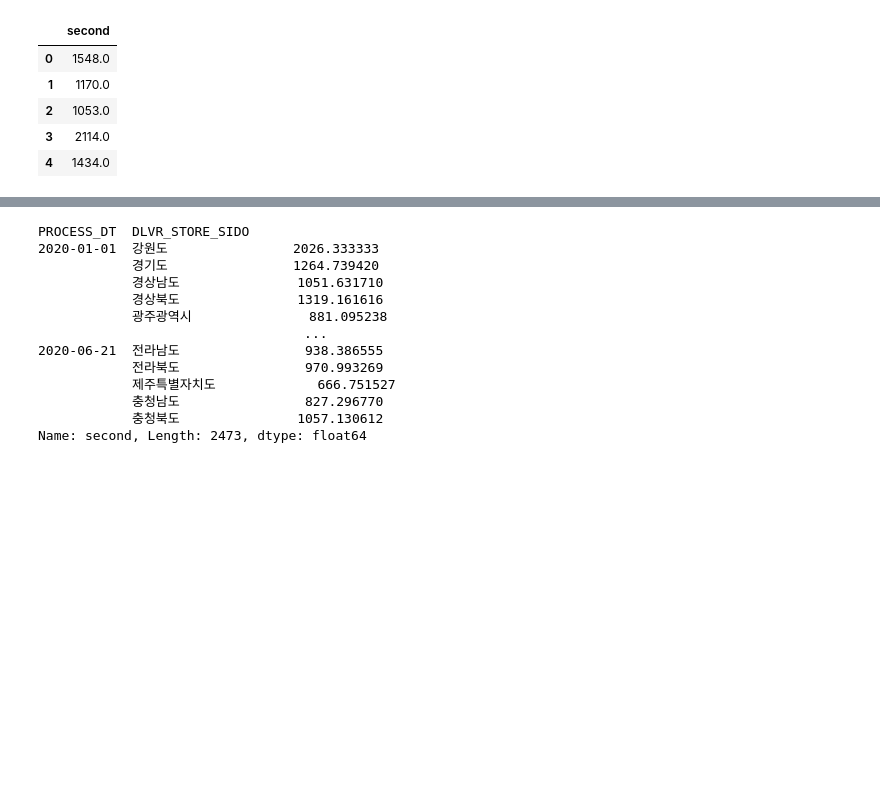
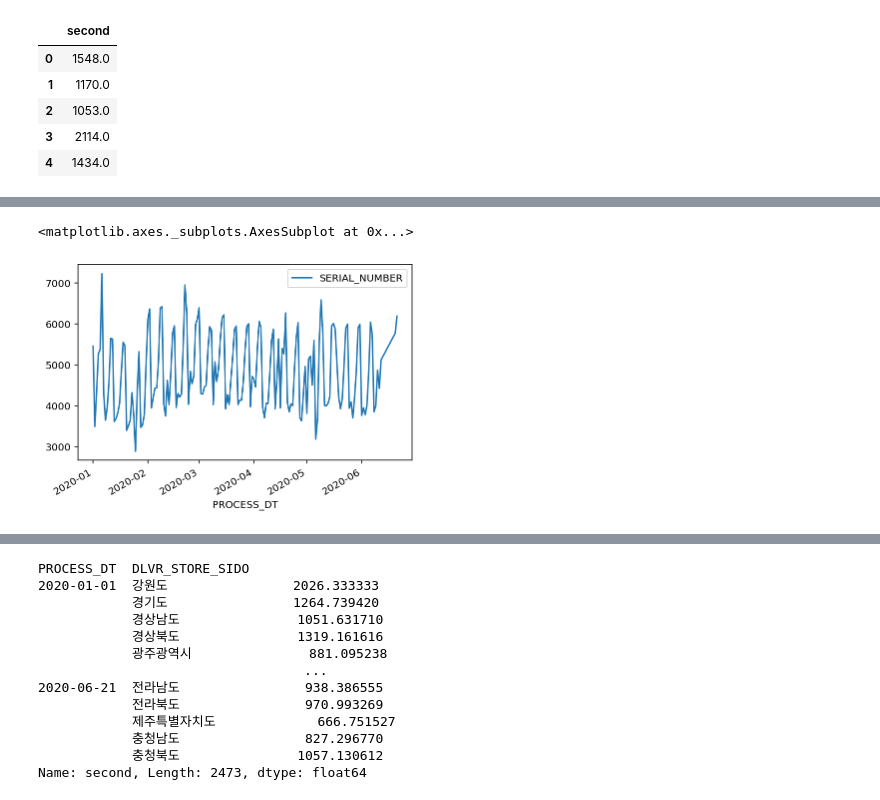
Before and after one commit to Pyeonseohee/Deeplearning, a Jupyter notebook: DataScience_Post_Covid19_2.ipynb, the cells around one changed output, grey strips where cells are left out. Drawn from its saved outputs; the diff is of its cells as text; code cells hidden in the pictures; blank space fills up the shorter version.

```diff
--- a/DataScience_Post_Covid19_2.ipynb
+++ b/DataScience_Post_Covid19_2.ipynb
@@ -193,3 +192,6 @@ df.head(10)
 | 7 | 4577995 | 2020-01-01 | C000238 | 1 | C000238 | S0001037 | ... |
 | 8 | 4577996 | 2020-01-01 | C000104 | 1 | C000101 | S0021988 | ... |
 | 9 | 4577997 | 2020-01-01 | C000031 | 1 | C000043 | S0028777 | ... |
+# %%
+c = df.groupby(['PROCESS_DT', 'DLVR_STORE_SIDO'])['SERIAL_NUMBER'].count()
+c
@@ -195,0 +223,3 @@ df.head(10)
+# %%
+s_c = DataFrame(c[:, '서울특별시'])
+s_c.head()
@@ -195,0 +234,5 @@ df.head(10)
+# %%
+s_c.plot()
+# %% [output]
+<matplotlib.axes._subplots.AxesSubplot at 0x...>
+[figure, added]
```
Also changed, not shown: parts of 44 cells of this notebook.
